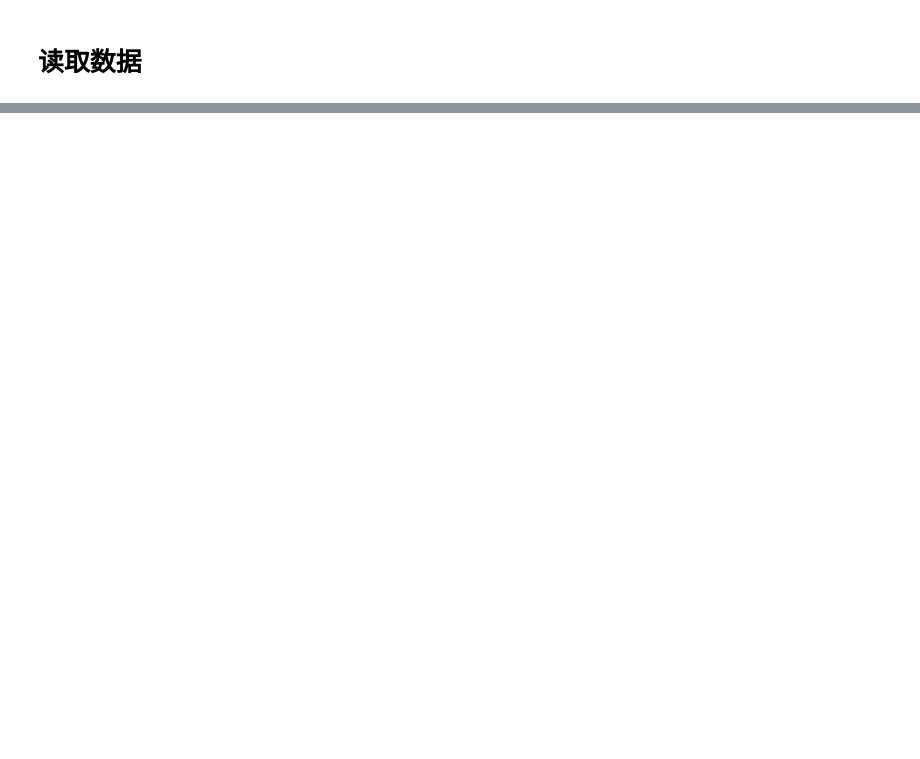
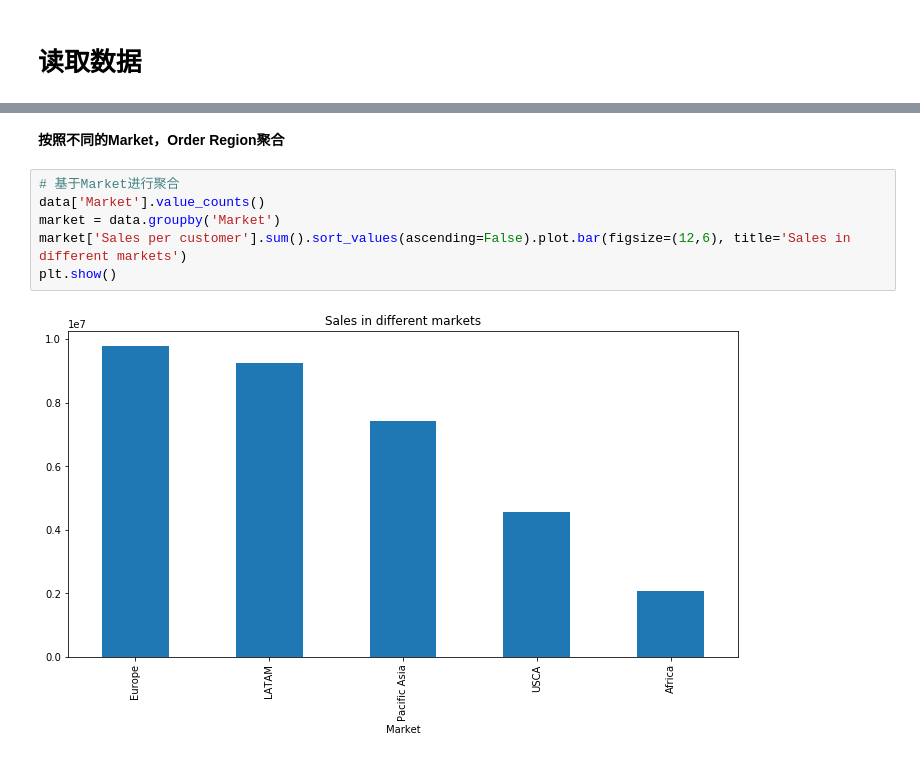
Before and after one commit to hangzhang23/Data_analysis, a Jupyter notebook: SupplyChain_analysis.ipynb, the cells around one changed output, grey strips where cells are left out. Drawn from its saved outputs; the diff is of its cells as text; blank space fills up the shorter version.

```diff
--- a/SupplyChain_analysis.ipynb
+++ b/SupplyChain_analysis.ipynb
@@ -245,0 +120,10 @@ customer_seg
+# %% [markdown]
+**按照不同的Market，Order Region聚合**
+# %%
+# 基于Market进行聚合
+data['Market'].value_counts()
+market = data.groupby('Market')
+market['Sales per customer'].sum().sort_values(ascending=False).plot.bar(figsize=(12,6), title='Sales in different markets')
+plt.show()
+# %% [output]
+[figure, added]
```
Also changed, not shown: parts of 77 cells of this notebook.
